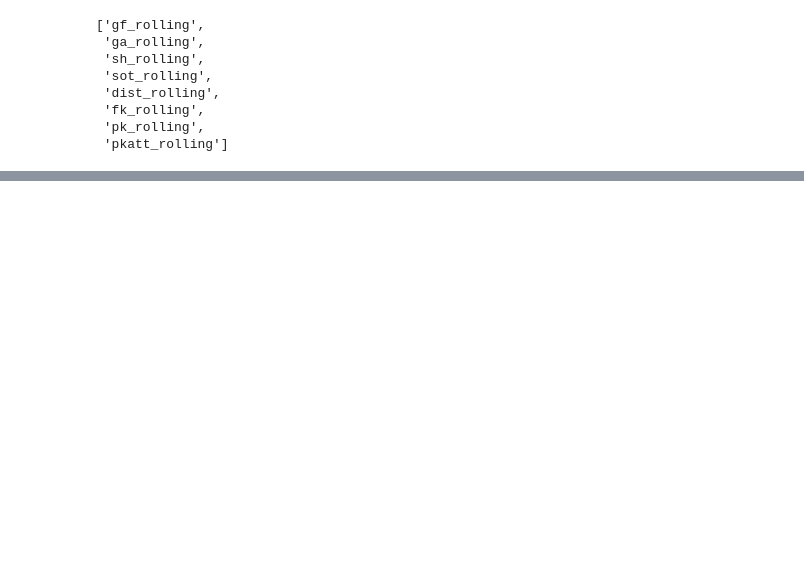
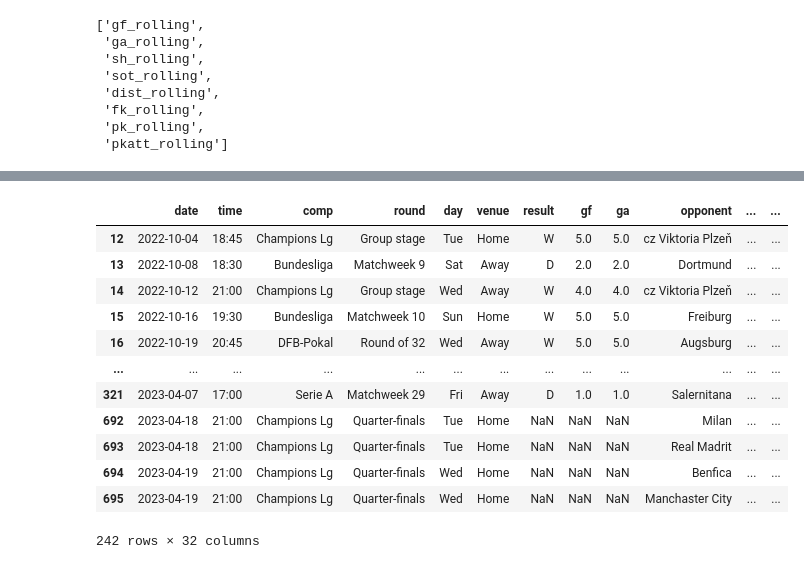
Before and after one commit to juchmielewska/assignment, a Jupyter notebook: 2_Assignment 1a, forecasting.ipynb, the cells around one changed output, grey strips where cells are left out. Cells and saved outputs as stored; diff of their text form; code cells hidden in the pictures; blank space fills up the shorter version.

```diff
--- a/2_Assignment 1a, forecasting.ipynb
+++ b/2_Assignment 1a, forecasting.ipynb
@@ -295,6 +339,22 @@ def make_predictions(data, predictors):
     combined = pd.DataFrame(dict(actual=test["target"], predicted=preds), index=test.index)
     error = precision_score(test["target"], preds)
     return combined, error
+# %%
+test
+# %% [output]
+|  | date | time | comp | round | day | venue | result | gf | ga | opponent | ... | ... |
+| 12 | 2022-10-04 | 18:45 | Champions Lg | Group stage | Tue | Home | W | 5.0 | 5.0 | cz Viktoria Plzeň | ... | ... |
+| 13 | 2022-10-08 | 18:30 | Bundesliga | Matchweek 9 | Sat | Away | D | 2.0 | 2.0 | Dortmund | ... | ... |
+| 14 | 2022-10-12 | 21:00 | Champions Lg | Group stage | Wed | Away | W | 4.0 | 4.0 | cz Viktoria Plzeň | ... | ... |
+| 15 | 2022-10-16 | 19:30 | Bundesliga | Matchweek 10 | Sun | Home | W | 5.0 | 5.0 | Freiburg | ... | ... |
+| 16 | 2022-10-19 | 20:45 | DFB-Pokal | Round of 32 | Wed | Away | W | 5.0 | 5.0 | Augsburg | ... | ... |
+| ... | ... | ... | ... | ... | ... | ... | ... | ... | ... | ... | ... | ... |
+| 321 | 2023-04-07 | 17:00 | Serie A | Matchweek 29 | Fri | Away | D | 1.0 | 1.0 | Salernitana | ... | ... |
+| 692 | 2023-04-18 | 21:00 | Champions Lg | Quarter-finals | Tue | Home | NaN | NaN | NaN | Milan | ... | ... |
+| 693 | 2023-04-18 | 21:00 | Champions Lg | Quarter-finals | Tue | Home | NaN | NaN | NaN | Real Madrit | ... | ... |
+| 694 | 2023-04-19 | 21:00 | Champions Lg | Quarter-finals | Wed | Home | NaN | NaN | NaN | Benfica | ... | ... |
+| 695 | 2023-04-19 | 21:00 | Champions Lg | Quarter-finals | Wed | Home | NaN | NaN | NaN | Manchaster City | ... | ... |
+242 rows × 32 columns
 # %%
 combined, error = make_predictions(matches_rolling, predictors + new_cols)
 error
```
Also changed, not shown: parts of 19 cells of this notebook.
